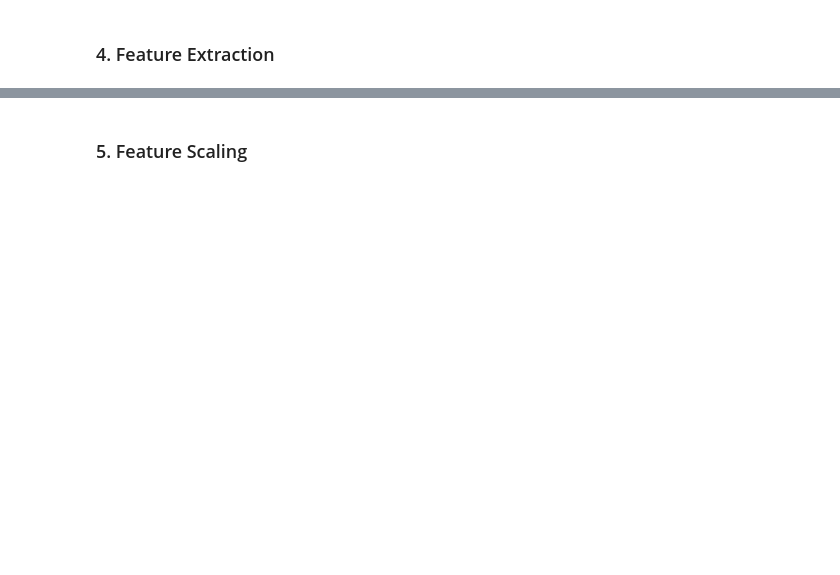
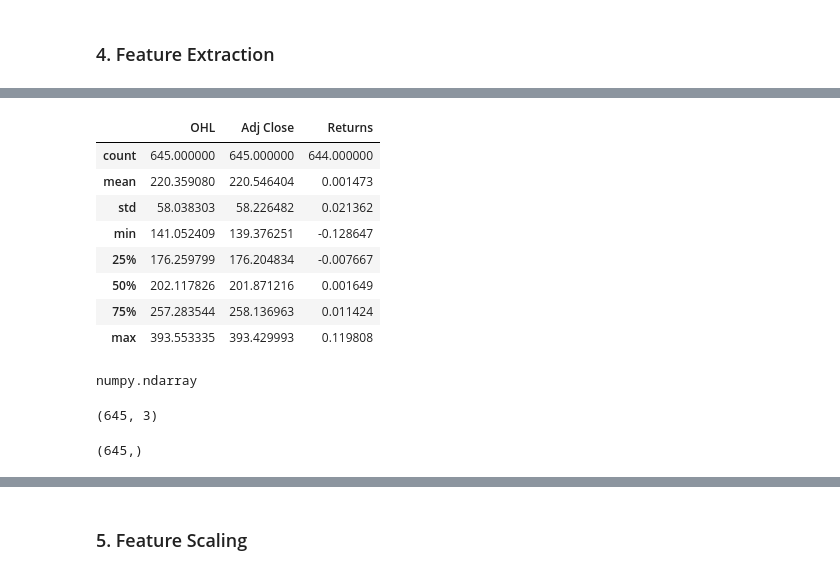
Before and after one commit to Krishna2709/StockMarketPrediction_WDSI, a Jupyter notebook: StockMarketPrediction_Task.ipynb, the cells around one changed output, grey strips where cells are left out. Cells and saved outputs as stored; diff of their text form; code cells hidden in the pictures; blank space fills up the shorter version.

```diff
--- a/StockMarketPrediction_Task.ipynb
+++ b/StockMarketPrediction_Task.ipynb
@@ -164,5 +264,7 @@ close_value = dataset[["Adj Close"]]
 returns = dataset[['Adj Close']].pct_change()
 # %%
-# concatenating the above extracted features
-x = pd.concat([OHL_mean, close_value, returns], axis=1)
-x.columns = ['OHL', 'Adj Close', 'Returns']
+# Concatenating the above extracted features using pandas.concat() method.
+# The parameter axis=1 tells to concatenate along columns.
+new_data = pd.concat([OHL_mean, close_value, returns], axis=1)
+# Setting the column names.
+new_data.columns = ['OHL', 'Adj Close', 'Returns']
@@ -179,3 +288,21 @@ x.head()
+# %%
+# Descriptive statistics of the 'new_data' dataset.
+new_data.describe()
+# %% [output]
+|  | OHL | Adj Close | Returns |
+| count | 645.000000 | 645.000000 | 644.000000 |
+| mean | 220.359080 | 220.546404 | 0.001473 |
+| std | 58.038303 | 58.226482 | 0.021362 |
+| min | 141.052409 | 139.376251 | -0.128647 |
+| 25% | 176.259799 | 176.204834 | -0.007667 |
+| 50% | 202.117826 | 201.871216 | 0.001649 |
+| 75% | 257.283544 | 258.136963 | 0.011424 |
+| max | 393.553335 | 393.429993 | 0.119808 |
 # %%
-# Converting x dataframe into a numpy array for easier data manipulation
-x = x.to_numpy()
+# Converting 'new_data' dataframe into a numpy array for easier data manipulation.
+new_data = new_data.to_numpy()
+# To find out the type of data.
+type(new_data)
+# numpy.ndarray represents a numpy array of n dimensions.
+# %% [output]
+numpy.ndarray
@@ -189,0 +309,6 @@ y = (np.sign(x[:,2])+1)/2
+# %%
+# Shape of 'new_data'.
+new_data.shape
+# (645, 3) represents tuple of 3 dimensional array of size 645.
+# %% [output]
+(645, 3)
@@ -189,0 +327,6 @@ y = (np.sign(x[:,2])+1)/2
+# %%
+# Shape of the target variables.
+target_var.shape
+# (645,) represents a tuple of 645 entries | A one dimensional array of size 645.
+# %% [output]
+(645,)
```
Also changed, not shown: parts of 72 cells of this notebook.
